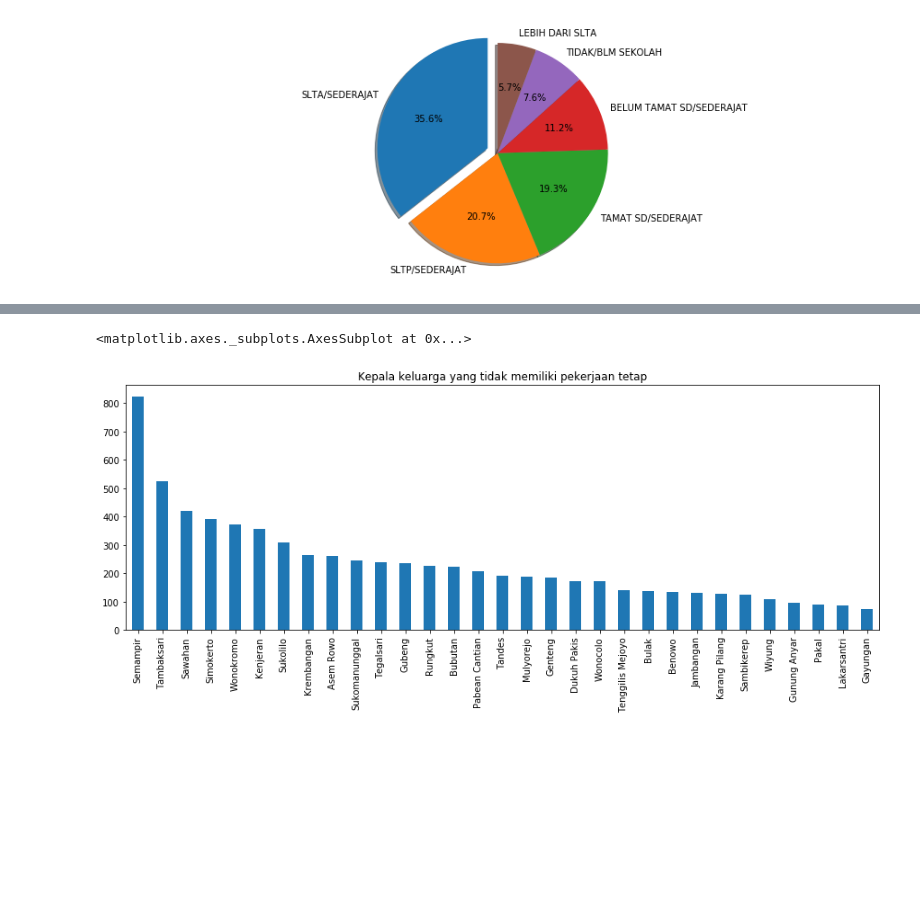
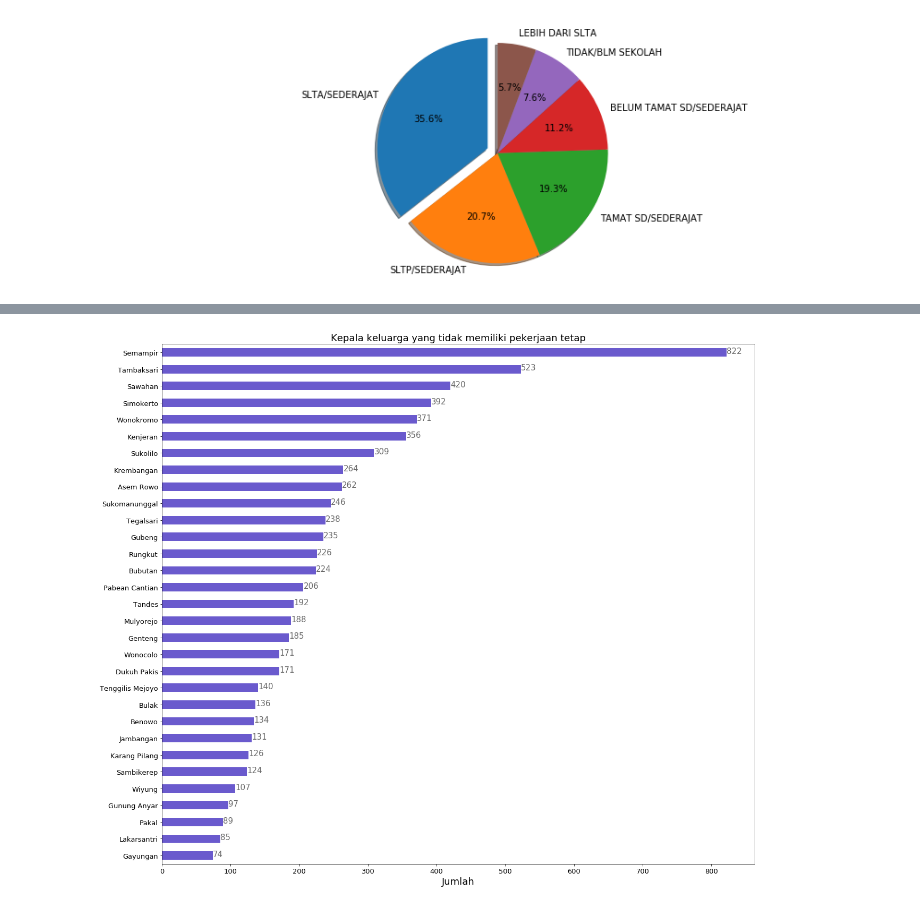
Before and after one commit to anggiemeythia/FPVisinf, a Jupyter notebook: Final Project Visualisasi Informasi 2.ipynb, the cells around one changed output, grey strips where cells are left out. Drawn from its saved outputs; the diff is of its cells as text; code cells hidden in the pictures; blank space fills up the shorter version.

```diff
--- a/Final Project Visualisasi Informasi 2.ipynb
+++ b/Final Project Visualisasi Informasi 2.ipynb
@@ -6,4 +6,4 @@ import numpy as np
 pd.set_option('display.width', 6000)
 pd.set_option('display.max_columns', 60)
 
-plt.rcParams['figure.figsize'] = (15, 5)
+plt.rcParams['figure.figsize'] = (20, 18)
@@ -23,7 +21,7 @@ gakinSBY.loc[gakinSBY['pendidikan_descrip']=='Lebih dari SLTA', 'pendidikan_desc
 #Insight Muhammad Khotib
 #1. Istri yang tidak bekerja tiap kecamatan
 is_Istri = gakinSBY.hubkel=='ISTRI'
-isTidakKerja = (dfIstriRT['pkrjn_descrip']=='BELUM/TIDAK BEKERJA') | (dfIstriRT['pkrjn_descrip']=='MENGURUS RUMAH TANGGA')
+isTidakKerja = (gakinSBY['pkrjn_descrip']=='BELUM/TIDAK BEKERJA') | (gakinSBY['pkrjn_descrip']=='MENGURUS RUMAH TANGGA')
 dfIstri = gakinSBY[is_Istri][isTidakKerja]['kecamatan'].value_counts()
 plt.figure()
 
@@ -153,15 +153,9 @@ isAnak = gakinSBY['hubkel']=='ANAK'
 isTidakSekolah = gakinSBY['pendidikan_descrip']=='TIDAK/BLM SEKOLAH'
 isWajibSekolah = (gakinSBY['usia']>10) &  (gakinSBY['usia']<20)
 
-ax = gakinSBY[isWajibSekolah][isAnak][isTidakSekolah]['kecamatan'].value_counts().plot(kind='barh', title='Jumlah anak dengan usia (10-20 tahun) akan tetapi belum bersekolah', color=(0.3,0.9,0.4,0.6), figsize=(20,18))
+ax = gakinSBY[isWajibSekolah][isAnak][isTidakSekolah]#['kecamatan'].value_counts().plot(kind='barh', title='Jumlah anak dengan usia (10-20 tahun) akan tetapi belum bersekolah', color=(0.3,0.9,0.4,0.6), figsize=(20,18))
 
-ax.set_xlabel('Jumlah')
-ax.set_ylabel('Kecamatan')
-for i in ax.patches:
-    # get_width pulls left or right; get_y pushes up or down
-    ax.text(i.get_width()+.1, i.get_y()+.31, \
-            str("{:,}".format(i.get_width())),  color='dimgrey')
-
-# invert for largest on top
-ax.invert_yaxis()
+df = pd.DataFrame({'usia': usia, 'kecamatan': kecamatan})
+newdf = df.groupby(['kecamatan', 'usia']).size().unstack(fill_value=0)
+p1 = sns.heatmap(newdf, cmap="Reds", annot=True, annot_kws={"size": 15})
 # %% [output]
@@ -170,7 +164,11 @@ ax.invert_yaxis()
 #8. Jumlah istri yang berusia dibawah 20 tahun (Pernikahan dini)
 import seaborn as sns
 under19 = gakinSBY['usia']<=20
-ax = gakinSBY[is_Istri][under19]['kecamatan'].value_counts()#.plot(kind='bar', title='Jumlah pernikahan dini')
-df = pd.DataFrame(ax.values, ax.index)
-p1 = sns.heatmap(df)
+ax = gakinSBY[is_Istri][under19]#['kecamatan'].value_counts()#.plot(kind='bar', title='Jumlah pernikahan dini')
+#df = pd.DataFrame(ax.values, ax.index)
+#p1 = sns.heatmap(df, cmap="Blues", annot=True, annot_kws={"size": 17})
+
+df = pd.DataFrame({'usia': usia, 'kecamatan': kecamatan})
+newdf = df.groupby(['kecamatan', 'usia']).size().unstack(fill_value=0)
+p1 = sns.heatmap(newdf, cmap="Blues", annot=True, annot_kws={"size": 15})
 # %% [output]
@@ -178,10 +176,24 @@ p1 = sns.heatmap(df)
 # %%
 #9. Jumlah kepala keluarga yang tidak memiliki pekerjaan tetap (ex : Buruh Harian lepas, Karyawan honorer)
 isTidakTetap = (gakinSBY['pkrjn_descrip']=='BURUH HARIAN LEPAS') | (gakinSBY['pkrjn_descrip']=='KARYAWAN HONORER')| (gakinSBY['pkrjn_descrip']=='TUKANG SOL SEPATU') | (gakinSBY['pkrjn_descrip']=='WIRASWASTA') | (gakinSBY['pkrjn_descrip']=='PEDAGANG') | (gakinSBY['pkrjn_descrip']=='PETANI/PEKEBUN') | (gakinSBY['pkrjn_descrip']=='TUKANG LAS/PANDAI BESI') | (gakinSBY['pkrjn_descrip']=='BURUH NELAYAN/PERIKANAN')| (gakinSBY['pkrjn_descrip']=='USTADZ/MUBALIGH')| (gakinSBY['pkrjn_descrip']=='TUKANG JAHIT')
-gakinSBY[isKepalaKeluarga][isTidakTetap]['kecamatan'].value_counts().plot(kind='bar', title='Kepala keluarga yang tidak memiliki pekerjaan tetap')
+ax = gakinSBY[isKepalaKeluarga][isTidakTetap]['kecamatan'].value_counts().plot(kind='barh', figsize=(20,18),
+                                                 color="slateblue", fontsize=13)
+
+
+ax.set_alpha(0.8)
+ax.set_title("Kepala keluarga yang tidak memiliki pekerjaan tetap", fontsize=18)
+ax.set_xlabel("Jumlah", fontsize=18);
+
+# set individual bar lables using above list
+for i in ax.patches:
+    # get_width pulls left or right; get_y pushes up or down
+    ax.text(i.get_width()+.1, i.get_y()+.31, \
+            str(round((i.get_width()), 2)), fontsize=15, color='dimgrey')
+
+# invert for largest on top
+ax.invert_yaxis()
 # %% [output]
-<matplotlib.axes._subplots.AxesSubplot at 0x...>
-[figure, old version]
+[figure, new version]
 # %%
 #10. Jumlah anak yang mampu berkuliah (Mahasiswa)
 isKuliah = (gakinSBY['pendidikan_descrip'] == 'LEBIH DARI SLTA') & (gakinSBY['pkrjn_descrip'] == 'PELAJAR/MAHASISWA')
```
Also changed, not shown: parts of 8 cells of this notebook.
